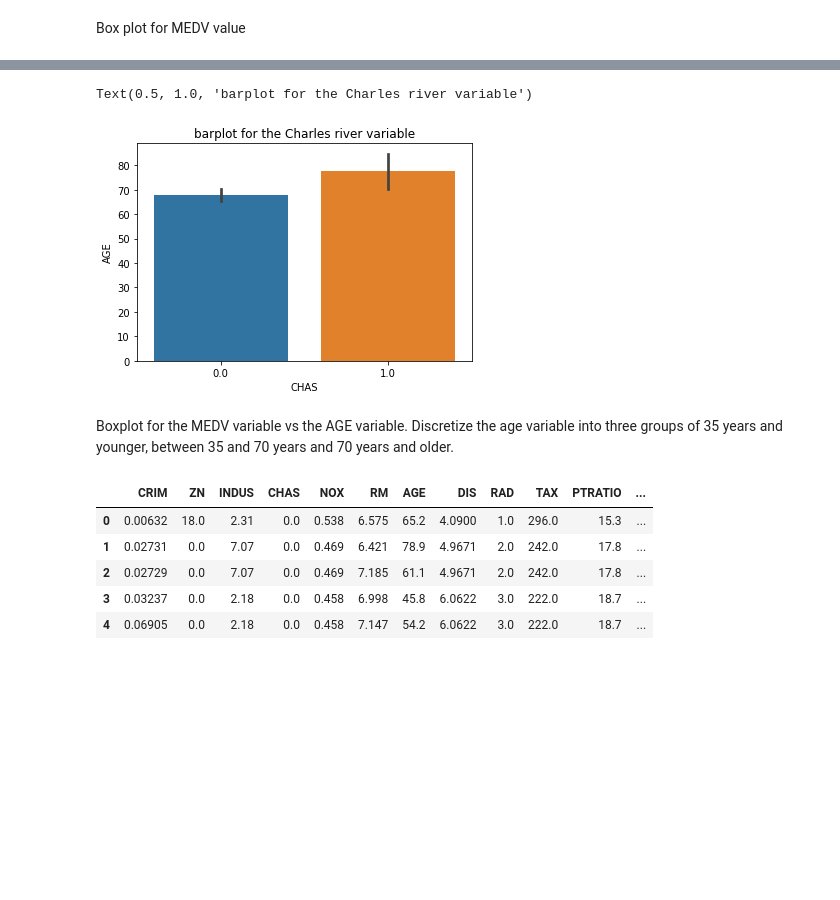
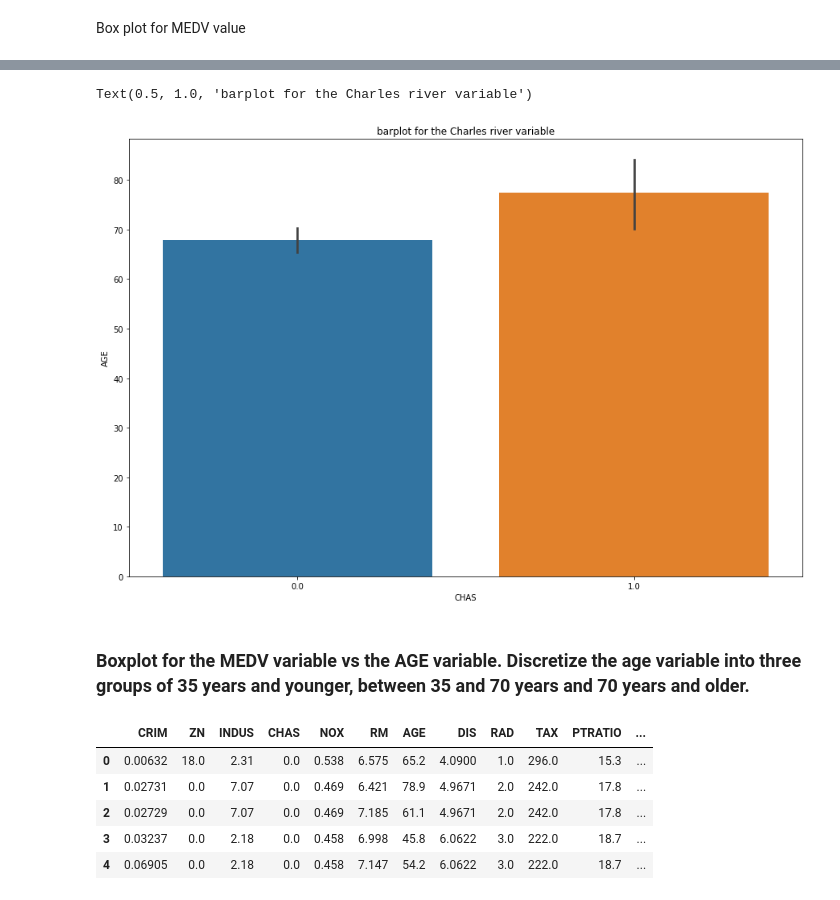
Before and after one commit to abhi2k16/boston_housing_analysis, a Jupyter notebook: Statistisc_for_DataScience_CaseStudy_Boston.ipynb, the cells around one changed output, grey strips where cells are left out. Drawn from its saved outputs; the diff is of its cells as text; code cells hidden in the pictures; blank space fills up the shorter version.

```diff
--- a/Statistisc_for_DataScience_CaseStudy_Boston.ipynb
+++ b/Statistisc_for_DataScience_CaseStudy_Boston.ipynb
@@ -132,11 +133,12 @@ Barplot for barplot for the Charles river variable
 # %%
+plt.figure(figsize=(15,10))
 sns.barplot(x = boston_df['CHAS'], y = boston_df['AGE'] )
 plt.title('barplot for the Charles river variable')
 # %% [output]
 Text(0.5, 1.0, 'barplot for the Charles river variable')
-[figure, old version]
+[figure, new version]
 # %% [markdown]
-Boxplot for the MEDV variable vs the AGE variable. Discretize the age variable into three groups of 35 years and younger, between 35 and 70 years and 70 years and older.
+### Boxplot for the MEDV variable vs the AGE variable. Discretize the age variable into three groups of 35 years and younger, between 35 and 70 years and 70 years and older.
 # %%
 # Create a column of 'AGE_GROUP' in boston_df
 boston_df['AGE_GROUP'] = None
```
Also changed, not shown: parts of 21 cells of this notebook.
